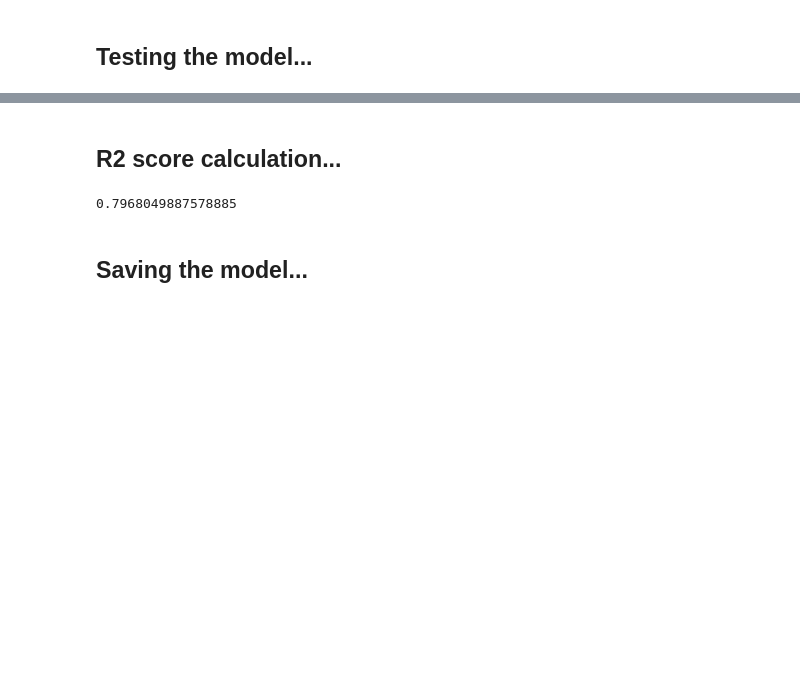
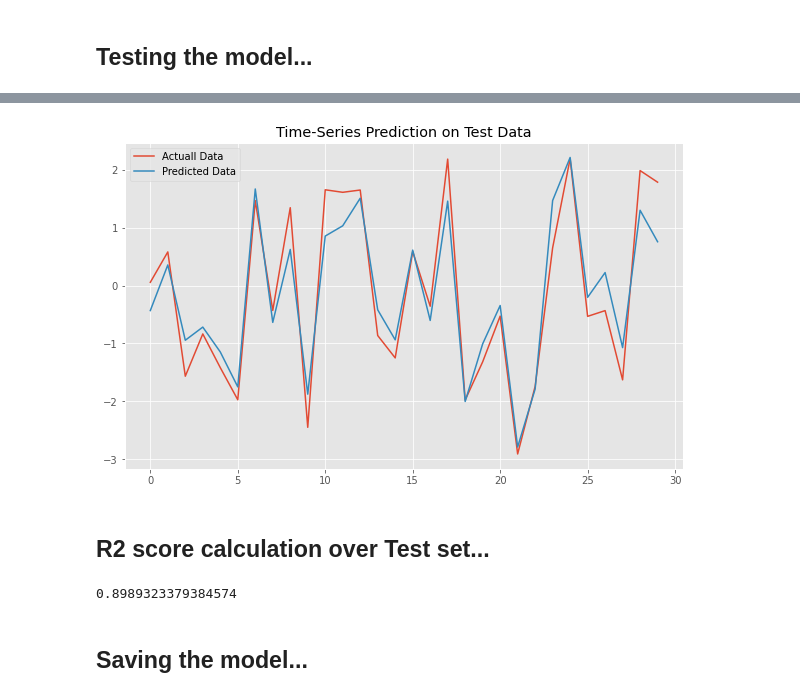
Before and after one commit to Rushanksavant/SunPharma-stock-growth-forecast, a Jupyter notebook: Prediction Notebooks/stock-forecast-growth-in-1-day.ipynb, the cells around one changed output, grey strips where cells are left out. Cells and saved outputs as stored; diff of their text form; code cells hidden in the pictures; blank space fills up the shorter version.

```diff
--- a/Prediction Notebooks/stock-forecast-growth-in-1-day.ipynb
+++ b/Prediction Notebooks/stock-forecast-growth-in-1-day.ipynb
@@ -205,11 +212,38 @@ plt.show()
+# %%
+# Only on Test set
+
+X_test= X_test_tensors_final.cuda()
+y_test= y_test_tensors.cuda()
+
+
+test_predict= lstm1(X_test) # Forward pass
+
+predicted= test_predict.data.cpu()
+predicted= predicted.numpy()
+
+real_test= y_test.data.cpu()
+real_test= real_test.numpy()
+
+
+predicted= mm.inverse_transform(predicted)
+real_test= mm.inverse_transform(real_test)
+
+plt.figure(figsize=(10,6)) #plotting
+plt.plot(real_test, label='Actuall Data') #actual plot
+plt.plot(predicted, label='Predicted Data') #predicted plot
+plt.title('Time-Series Prediction on Test Data')
+plt.legend()
+plt.show()
+# %% [output]
+[figure, added]
 # %% [markdown]
-## R2 score calculation...
+## R2 score calculation over Test set...
 # %%
 from sklearn.metrics import r2_score
-coefficient_of_dermination = r2_score(dataY_plot, data_predict)
+coefficient_of_dermination = r2_score(real_test, predicted)
 print(coefficient_of_dermination)
 # %% [output]
-0.7968049887578885
+0.8989323379384574
 # %% [markdown]
 ## Saving the model...
 # %%
```
Also changed, not shown: parts of 6 cells of this notebook, 1 other file.
